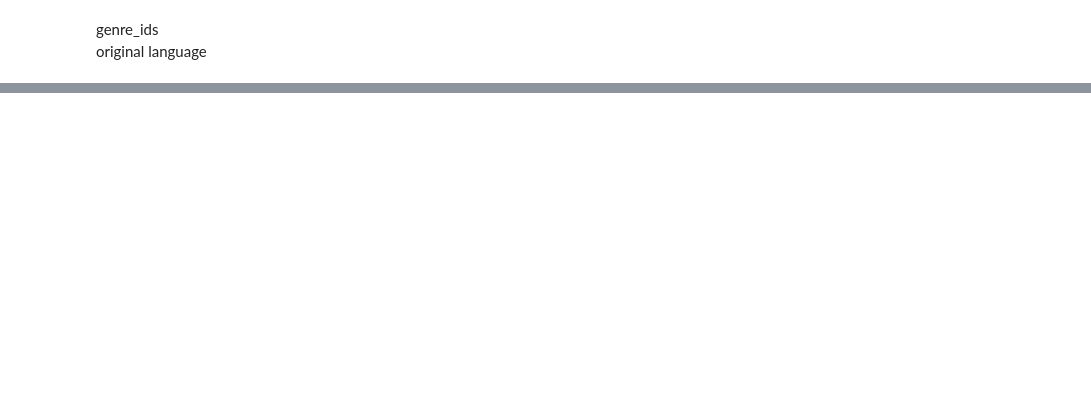
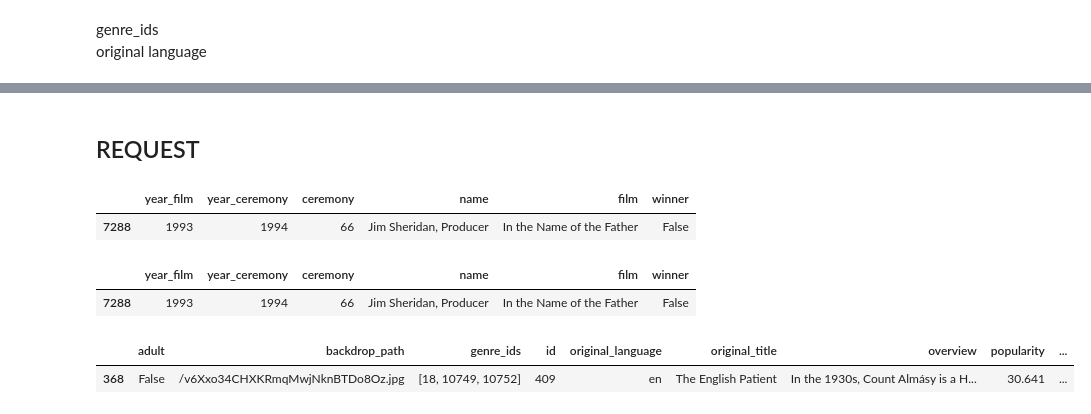
Before and after one commit to njisly/online_ds_thebridge_Nur, a Jupyter notebook: EDA/EDA_valfa.ipynb, the cells around one changed output, grey strips where cells are left out. Cells and saved outputs as stored; diff of their text form; code cells hidden in the pictures; blank space fills up the shorter version.

```diff
--- a/EDA/EDA_valfa.ipynb
+++ b/EDA/EDA_valfa.ipynb
@@ -82,0 +57,15 @@ print(response.text)
+# %% [markdown]
+## REQUEST
+# %%
+df_best_picture = pd.read_csv("./data/best_picture.csv", index_col=0)
+df_best_picture.sample(1)
+# %% [output]
+|  | year_film | year_ceremony | ceremony | name | film | winner |
+| 7288 | 1993 | 1994 | 66 | Jim Sheridan, Producer | In the Name of the Father | False |
+# %%
+df_prueba = df_best_picture.loc[7288]
+df_prueba = pd.DataFrame(df_prueba).T
+df_prueba
+# %% [output]
+|  | year_film | year_ceremony | ceremony | name | film | winner |
+| 7288 | 1993 | 1994 | 66 | Jim Sheridan, Producer | In the Name of the Father | False |
@@ -82,0 +91,34 @@ print(response.text)
+# %%
+movie_data = []
+base_url = "https://api.themoviedb.org/3/search/movie?"
+
+for index, row in df_best_picture.iterrows():
+    # Obtener el nombre de la película y el año de la fila actual
+    name = row['film'].replace(" ", "%20")
+    year = row['year_film']
+
+    # Construir la URL con los parámetros de la búsqueda
+    url = f"{base_url}query={name}&include_adult=false&language=en-US&page=1&year={year}"
+
+    # Configurar los encabezados con el token de autenticación
+    headers = {
+        "accept": "application/json",
+        "Authorization": f"Bearer {token}"
+    }
+
+    # Realizar la solicitud a la API
+    response = requests.get(url, headers=headers)
+    time.sleep(1/50)
+
+    # Que el titulo del resultado sea exactamente el mismo q el del df
+    for result in response.json()['results']:
+        if result['title'] == row['film']:
+            movie_data.append(result)
+
+# Ahora movie_data contiene la información de todas las películas en df_best_picture
+# %%
+df_movie_data = pd.DataFrame(movie_data)
+df_movie_data.sample(1)
+# %% [output]
+|  | adult | backdrop_path | genre_ids | id | original_language | original_title | overview | popularity | ... |
+| 368 | False | /v6Xxo34CHXKRmqMwjNknBTDo8Oz.jpg | [18, 10749, 10752] | 409 | en | The English Patient | In the 1930s, Count Almásy is a H... | 30.641 | ... |
```
Also changed, not shown: parts of 15 cells of this notebook.
